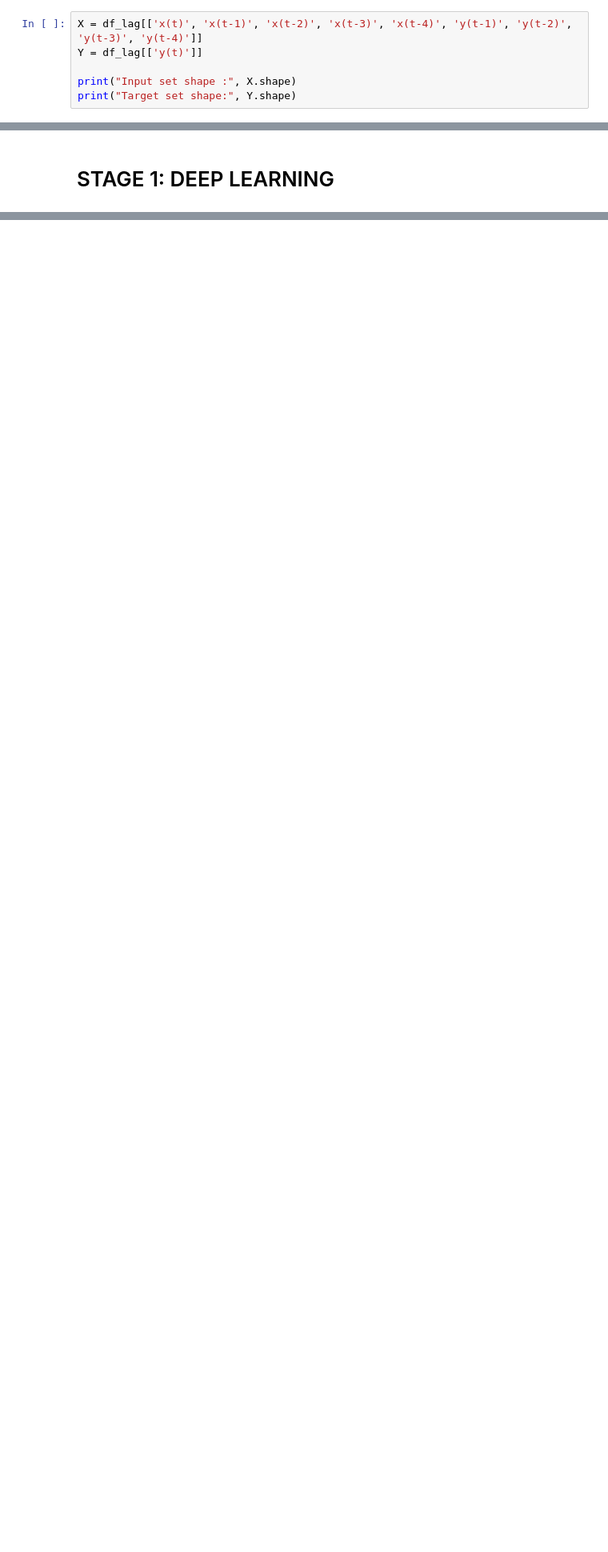
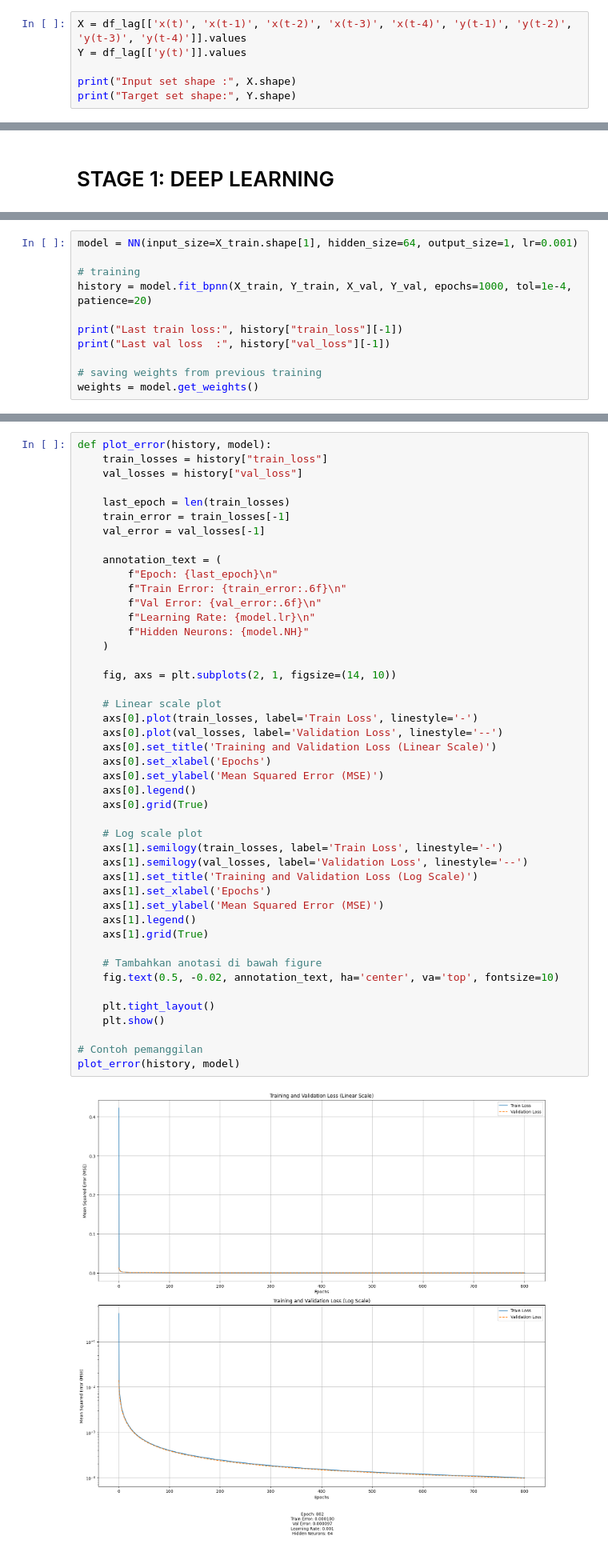
Before and after one commit to pnabilah/SBP_2025, a Jupyter notebook: ANN with Feedback/SBP_1.ipynb, the cells around one changed output, grey strips where cells are left out. Shown at 80% size. Cells and saved outputs as stored; diff of their text form; blank space fills up the shorter version.

```diff
--- a/ANN with Feedback/SBP_1.ipynb
+++ b/ANN with Feedback/SBP_1.ipynb
@@ -219,8 +234,8 @@ np.int64(0)
 # %% [markdown]
 **Split Data Input dan Target**
 # %%
-X = df_lag[['x(t)', 'x(t-1)', 'x(t-2)', 'x(t-3)', 'x(t-4)', 'y(t-1)', 'y(t-2)', 'y(t-3)', 'y(t-4)']]
-Y = df_lag[['y(t)']]
+X = df_lag[['x(t)', 'x(t-1)', 'x(t-2)', 'x(t-3)', 'x(t-4)', 'y(t-1)', 'y(t-2)', 'y(t-3)', 'y(t-4)']].values
+Y = df_lag[['y(t)']].values
 
 print("Input set shape :", X.shape)
 print("Target set shape:", Y.shape)
@@ -267,0 +442,11 @@ Test shape      : (10000, 9) (10000, 1)
+# %%
+model = NN(input_size=X_train.shape[1], hidden_size=64, output_size=1, lr=0.001)
+
+# training
+history = model.fit_bpnn(X_train, Y_train, X_val, Y_val, epochs=1000, tol=1e-4, patience=20)
+
+print("Last train loss:", history["train_loss"][-1])
+print("Last val loss  :", history["val_loss"][-1])
+
+# saving weights from previous training
+weights = model.get_weights()
@@ -267,0 +468,47 @@ Test shape      : (10000, 9) (10000, 1)
+# %%
+def plot_error(history, model):
+    train_losses = history["train_loss"]
+    val_losses = history["val_loss"]
+
+    last_epoch = len(train_losses)
+    train_error = train_losses[-1]
+    val_error = val_losses[-1]
+
+    annotation_text = (
+        f"Epoch: {last_epoch}\n"
+        f"Train Error: {train_error:.6f}\n"
+        f"Val Error: {val_error:.6f}\n"
+        f"Learning Rate: {model.lr}\n"
+        f"Hidden Neurons: {model.NH}"
+    )
+
+    fig, axs = plt.subplots(2, 1, figsize=(14, 10))
+
+    # Linear scale plot
+    axs[0].plot(train_losses, label='Train Loss', linestyle='-')
+    axs[0].plot(val_losses, label='Validation Loss', linestyle='--')
+    axs[0].set_title('Training and Validation Loss (Linear Scale)')
+    axs[0].set_xlabel('Epochs')
+    axs[0].set_ylabel('Mean Squared Error (MSE)')
+    axs[0].legend()
+    axs[0].grid(True)
+
+    # Log scale plot
+    axs[1].semilogy(train_losses, label='Train Loss', linestyle='-')
+    axs[1].semilogy(val_losses, label='Validation Loss', linestyle='--')
+    axs[1].set_title('Training and Validation Loss (Log Scale)')
+    axs[1].set_xlabel('Epochs')
+    axs[1].set_ylabel('Mean Squared Error (MSE)')
+    axs[1].legend()
+    axs[1].grid(True)
+
+    # Tambahkan anotasi di bawah figure
+    fig.text(0.5, -0.02, annotation_text, ha='center', va='top', fontsize=10)
+
+    plt.tight_layout()
+    plt.show()
+
+# Contoh pemanggilan
+plot_error(history, model)
+# %% [output]
+[figure, added]
```
Also changed, not shown: parts of 13 cells of this notebook, 16 other files.
